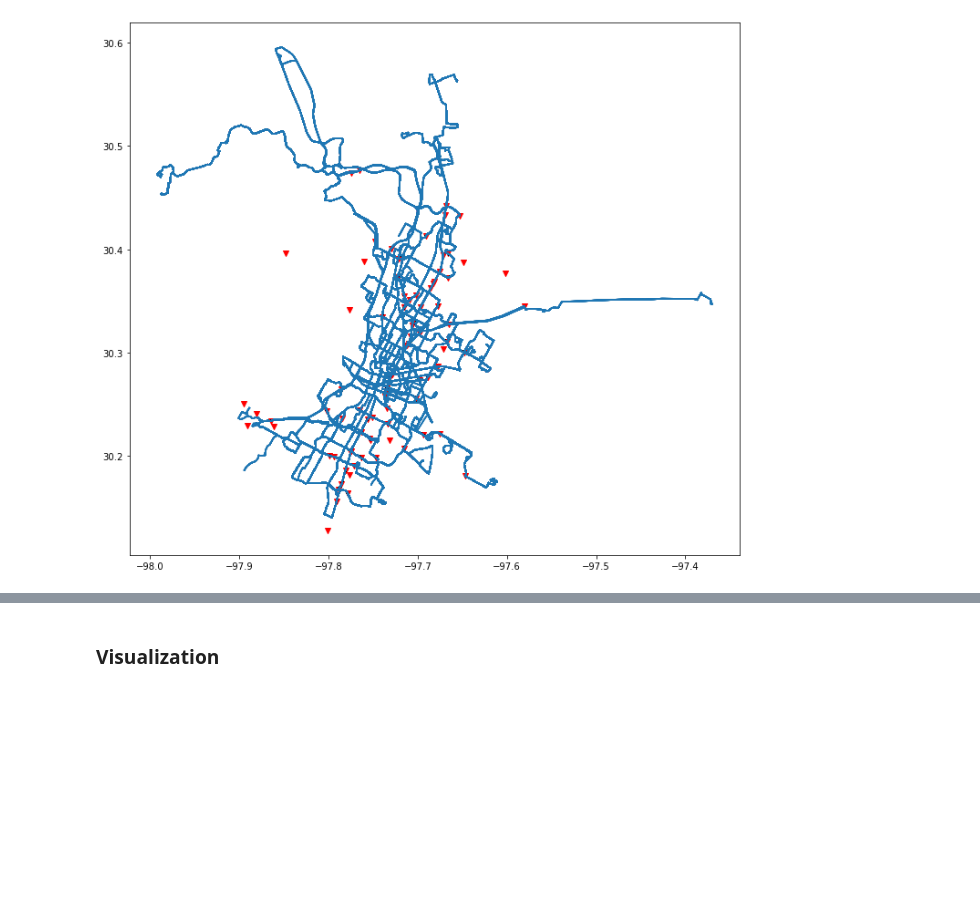
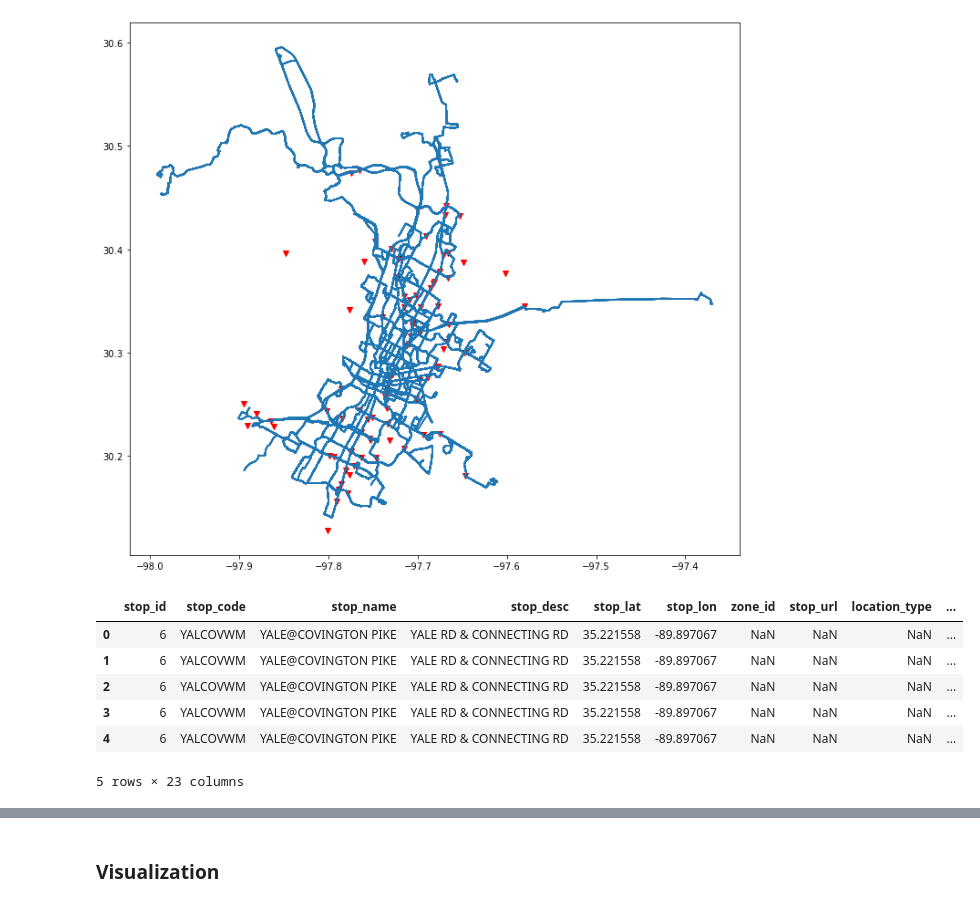
Before and after one commit to Sustainability-GIS-2021/final-assignment-redalisa, a Jupyter notebook: final_assignment.ipynb, the cells around one changed output, grey strips where cells are left out. Drawn from its saved outputs; the diff is of its cells as text; code cells hidden in the pictures; blank space fills up the shorter version.

```diff
--- a/final_assignment.ipynb
+++ b/final_assignment.ipynb
@@ -332,3 +332,14 @@ M_crash_stats = gpd.read_file("data/Memphis_Crash_Locations.shp")
 # %% [output]
 <AxesSubplot:>
 [figure]
+# %%
+timed_mem['time'] = pd.DatetimeIndex(timed_mem['time'])
+timed_mem.head()
+# %% [output]
+|  | stop_id | stop_code | stop_name | stop_desc | stop_lat | stop_lon | zone_id | stop_url | location_type | ... |
+| 0 | 6 | YALCOVWM | YALE@COVINGTON PIKE | YALE RD & CONNECTING RD | 35.221558 | -89.897067 | NaN | NaN | NaN | ... |
+| 1 | 6 | YALCOVWM | YALE@COVINGTON PIKE | YALE RD & CONNECTING RD | 35.221558 | -89.897067 | NaN | NaN | NaN | ... |
+| 2 | 6 | YALCOVWM | YALE@COVINGTON PIKE | YALE RD & CONNECTING RD | 35.221558 | -89.897067 | NaN | NaN | NaN | ... |
+| 3 | 6 | YALCOVWM | YALE@COVINGTON PIKE | YALE RD & CONNECTING RD | 35.221558 | -89.897067 | NaN | NaN | NaN | ... |
+| 4 | 6 | YALCOVWM | YALE@COVINGTON PIKE | YALE RD & CONNECTING RD | 35.221558 | -89.897067 | NaN | NaN | NaN | ... |
+5 rows × 23 columns
```
Also changed, not shown: parts of 4 cells of this notebook.
